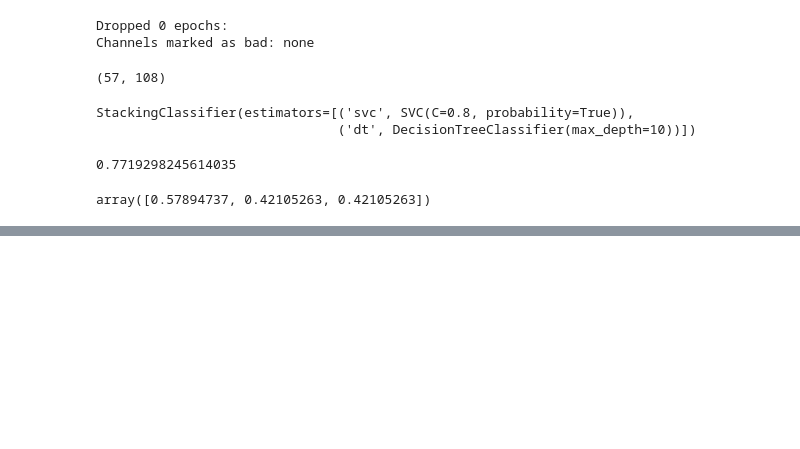
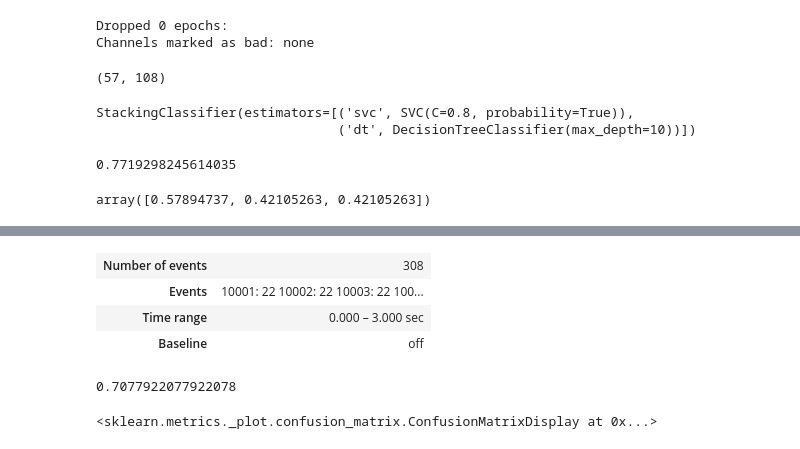
Before and after one commit to CNBR-Skoltech/osseointegration-pattern-recognition, a Jupyter notebook: Arm_hand_gestures.ipynb, the cells around one changed output, grey strips where cells are left out. Saved outputs shown, nothing was run; the diff lists cells and outputs as text; code cells hidden in the pictures; blank space fills up the shorter version.

```diff
--- a/Arm_hand_gestures.ipynb
+++ b/Arm_hand_gestures.ipynb
@@ -325,0 +423,21 @@ array([0.57894737, 0.42105263, 0.42105263])
+# %%
+epochs_all
+# %% [output]
+| Number of events | 308 |
+| Events | 10001: 22 10002: 22 10003: 22 100... |
+| Time range | 0.000 – 3.000 sec |
+| Baseline | off |
+# %%
+X, y = get_features_labels(epochs_all)
+svc = SVC(C=0.9, kernel='rbf', probability=True)
+lr = LogisticRegression(max_iter=1000, n_jobs=4)
+classifier=StackingClassifier([('SVC', svc), ('Logistic regression', lr)])
+# cross_val_score(classifier, X, y, cv=3)
+classifier.fit(X, y)
+display(classifier.score(X, y))
+# %% [output]
+0.7077922077922078
+# %%
+plot_confusion_matrix(classifier, X, y)
+# %% [output]
+<sklearn.metrics._plot.confusion_matrix.ConfusionMatrixDisplay at 0x...>
```
Also changed, not shown: parts of 25 cells of this notebook.
